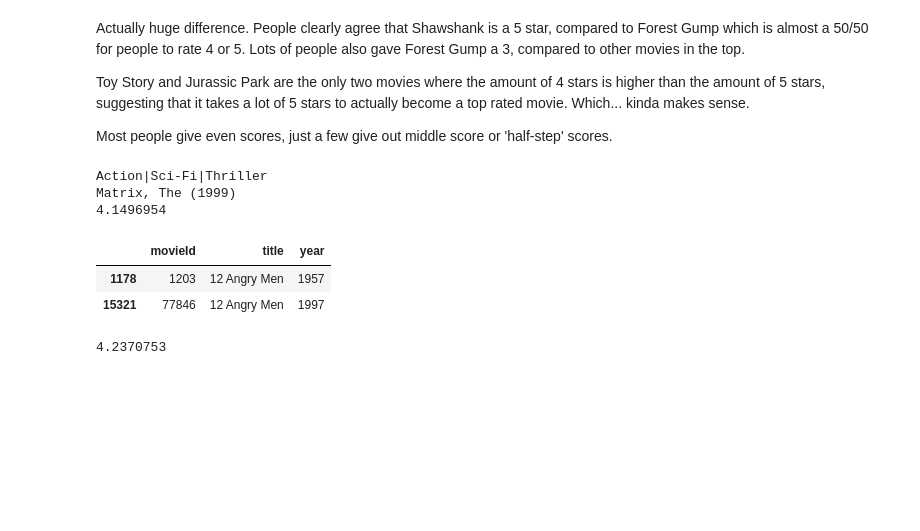
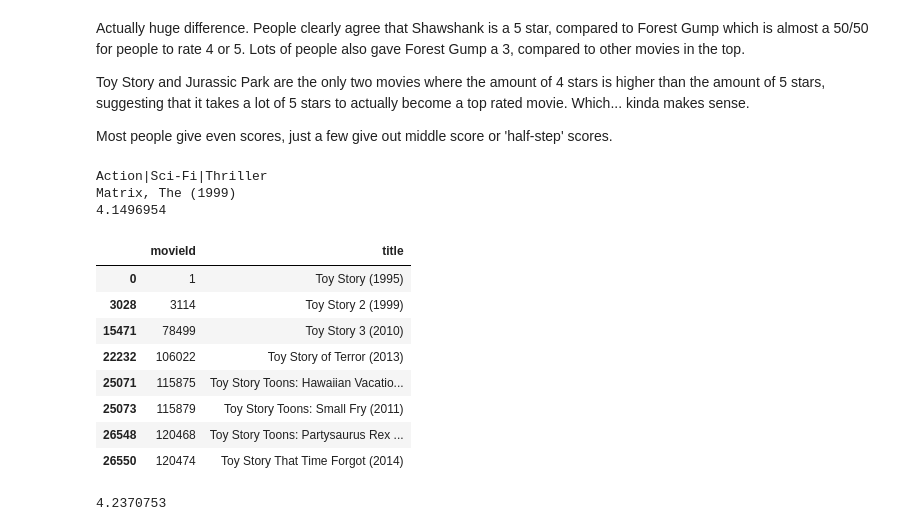
Before and after one commit to wlinds/ITHS-AI22-ML, a Jupyter notebook: Labb/ml-recommender.ipynb, the cells around one changed output. Cells and saved outputs as stored; diff of their text form; code cells hidden in the pictures; blank space fills up the shorter version.

```diff
--- a/Labb/ml-recommender.ipynb
+++ b/Labb/ml-recommender.ipynb
@@ -325,12 +339,19 @@ class MovieFinder:
             return self.movies_df.merge(matches, on='movieId')
 
         return None
-# %%
-finder.search_movies('12 angry men')
-# %% [output]
-|  | movieId | title | year |
-| 1178 | 1203 | 12 Angry Men | 1957 |
-| 15321 | 77846 | 12 Angry Men | 1997 |
+# %%
+finder = MovieFinder(df_movies, df_genres, df_ratings)
+finder.search_movies('Toy Story')
+# %% [output]
+|  | movieId | title |
+| 0 | 1 | Toy Story (1995) |
+| 3028 | 3114 | Toy Story 2 (1999) |
+| 15471 | 78499 | Toy Story 3 (2010) |
+| 22232 | 106022 | Toy Story of Terror (2013) |
+| 25071 | 115875 | Toy Story Toons: Hawaiian Vacatio... |
+| 25073 | 115879 | Toy Story Toons: Small Fry (2011) |
+| 26548 | 120468 | Toy Story Toons: Partysaurus Rex ... |
+| 26550 | 120474 | Toy Story That Time Forgot (2014) |
 # %%
 get_rating(1203)
 # %% [output]
```
Also changed, not shown: parts of 1 cell of this notebook.
